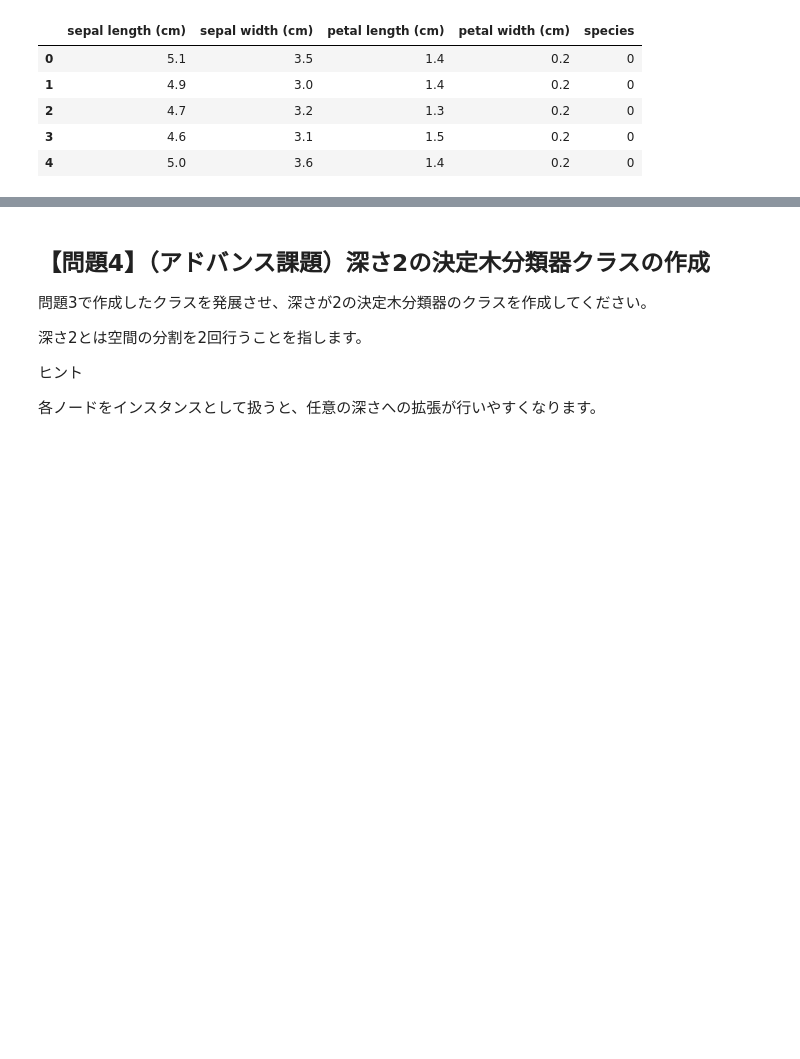
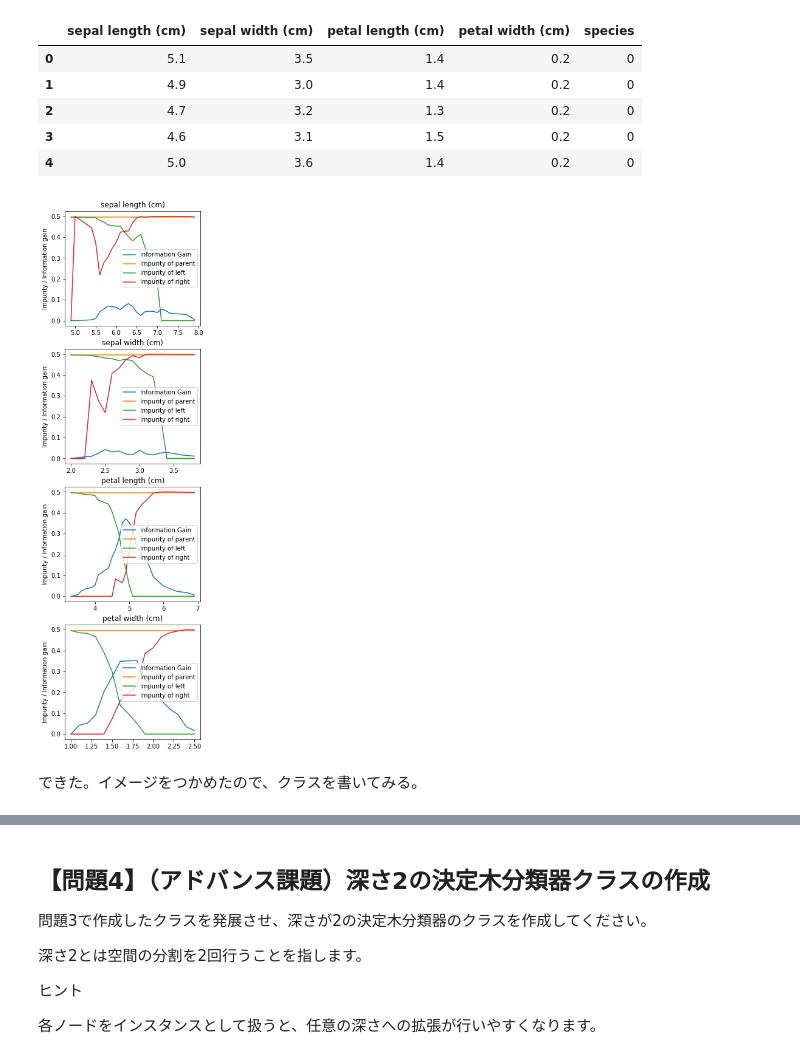
Before and after one commit to ohmorimori/diveintocode-ml, a Jupyter notebook: diveintocode-term1/sprint/sprint6/sprint6-ml-scratch-decision-tree.ipynb, the cells around one changed output, grey strips where cells are left out. Saved outputs shown, nothing was run; the diff lists cells and outputs as text; code cells hidden in the pictures; blank space fills up the shorter version.

```diff
--- a/diveintocode-term1/sprint/sprint6/sprint6-ml-scratch-decision-tree.ipynb
+++ b/diveintocode-term1/sprint/sprint6/sprint6-ml-scratch-decision-tree.ipynb
@@ -28,8 +28,8 @@ $N_{t, i}$: N of samples in $t$-th node in $i$-th class<br>
 $N_{t, all}$: Total samples in $t$-th node
 # %%
 #ジニ不純度を求める関数
-
-def gini_impurity_test(target):
+import numpy as np
+def gini_impurity(target):
     """
     Parameters
     -----------------
@@ -96,7 +96,7 @@ IG(p) = I(p) - \frac{N_{left, all}}{N_{p, all}}I(left) - \frac{N_{right, all}}{N
 $$
 # %%
 # Information Gain
-def info_gain_test(parent, left, right):
+def info_gain(parent, left, right):
     """
     Parameters
     -----------------
@@ -132,10 +130,12 @@ def info_gain_test(parent, left, right):
 # %%
+#i=0-9の位置でyを分割した際の不純度を見てみる
+
 ig = np.array([])
 imp = np.empty((0, 3))
 
 for i in range(len(a)+1):
     split_a= np.split(a,  [0, i])
-    ig_tmp, imp_p, imp_l, imp_r = info_gain_test(a, split_a[1], split_a[2])
+    ig_tmp, imp_p, imp_l, imp_r = info_gain(a, split_a[1], split_a[2])
 
     #put into list
     ig = np.append( ig, ig_tmp)
@@ -294,4 +257,4 @@ df.head()
 #drop setosa rows(label: 0)
 
 setosa_row = df[df['species'] == 0].index
-df = df.drop(setosa_row, axis=0)
+df_selected = df.drop(setosa_row, axis=0)
@@ -297,0 +300,37 @@ df = df.drop(setosa_row, axis=0)
+# %%
+#Info gainをPlotしてみる
+fig, axes = plt.subplots(X_train.shape[1], 1, figsize=(4, 4*X_train.shape[1]))
+
+#各特徴量に関してループ
+for clm in range(X_train.shape[1]):
+    #information gain格納用のndarray
+    ig = np.empty((0, 4))
+
+    #特徴量を１つとる
+    feature_values = X_train[:, clm]
+    #重複を除いて閾値をとる
+    thresholds = list(set(feature_values))
+
+    #thresholdを昇順に並べる
+    thresholds.sort()
+
+    #info gainを計算して格納。thresholdごとにループ
+    for threshold in thresholds:
+        ig = np.append(ig, [np.array(info_gain_2(y_train, feature_values, threshold))],axis=0);
+
+    #グラフのタイトルをセット
+    axes[clm].set_title(df.columns[clm])
+
+    #info gain、各不純度を描画
+    axes[clm].plot(thresholds, ig[:, 0], label='Information Gain')
+    axes[clm].plot(thresholds, ig[:, 1], label='Impurity of parent')
+    axes[clm].plot(thresholds, ig[:, 2], label='Impurity of left')
+    axes[clm].plot(thresholds, ig[:, 3], label='Impurity of right')
+
+    #legendなど体裁を整える
+    axes[clm].set_ylabel('Impurity / Information gain')
+    axes[clm].legend()
+# %% [output]
+[figure, added]
+# %% [markdown]
+できた。イメージをつかめたので、クラスを書いてみる。
```
Also changed, not shown: parts of 22 cells of this notebook.
